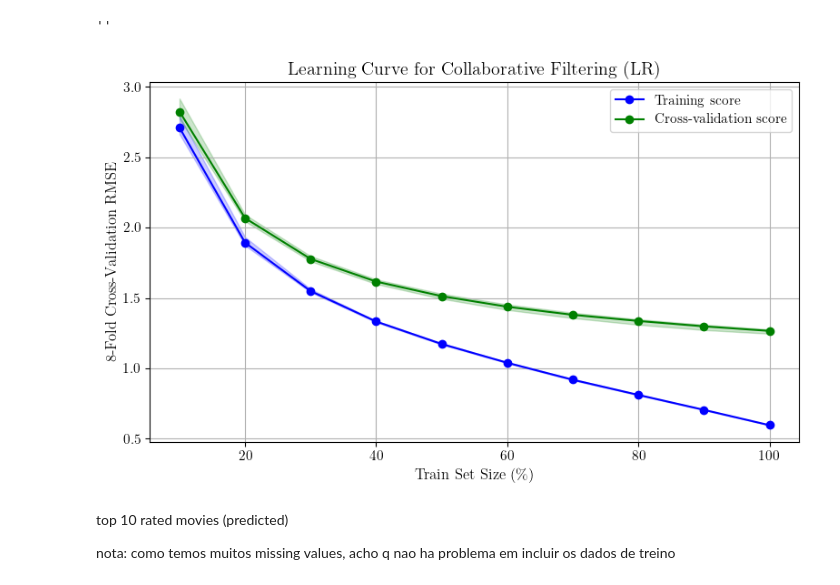
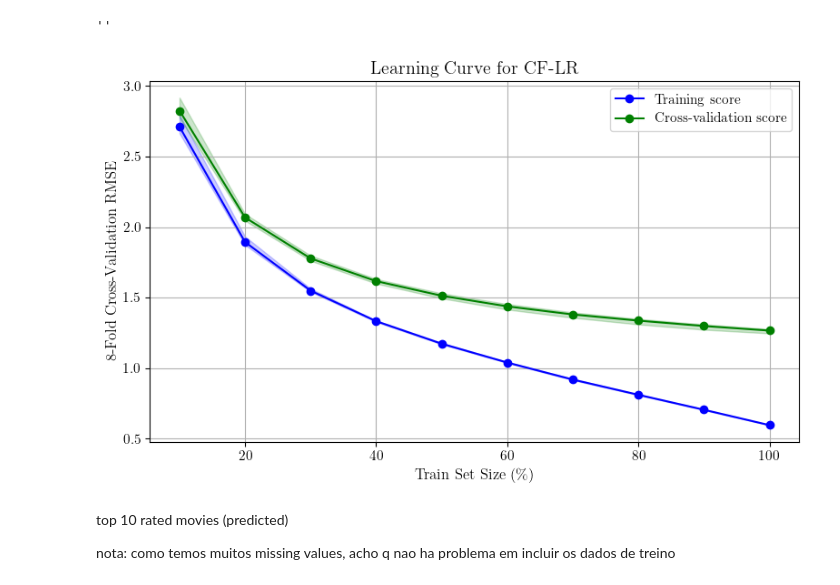
Before and after one commit to jepe06/Project2--Recommender-System, a Jupyter notebook: 03 model01.ipynb, the cells around one changed output. Drawn from its saved outputs; the diff is of its cells as text; code cells hidden in the pictures.

```diff
--- a/03 model01.ipynb
+++ b/03 model01.ipynb
@@ -704,36 +704,36 @@ def plot_learning_curve(dataset):
 
     if dataset == "train":
         plt.plot(np.array(iterations)*100, mean_accuracy, "-o", label="Training score", color="blue")
         plt.fill_between(
             np.array(iterations)*100,
             min_a, #mean_accuracy - std_accuracy,
             max_a, #mean_accuracy + std_accuracy,
             color="blue", alpha=0.2
         )
     else:
         plt.plot(np.array(iterations)*100, mean_accuracy, "-o", label="Cross-validation score", color="green")
         plt.fill_between(
             np.array(iterations)*100,
             min_a, #mean_accuracy - std_accuracy,
             max_a, #mean_accuracy + std_accuracy,
             color="green", alpha=0.2
         )
 
 plt.figure(figsize=(8, 5))
 plot_learning_curve("train")
 plot_learning_curve("test")
 
 # Step 4: Add labels and legend
 plt.xlabel(r"Train Set Size (\%)")
 plt.ylabel("8-Fold Cross-Validation RMSE")
-plt.title("Learning Curve for Collaborative Filtering (LR)")
+plt.title("Learning Curve for CF-LR")
 plt.legend()
 plt.grid()
 plt.tight_layout()
-#plt.savefig("assets/model01_learning_curve.png")
+plt.savefig("assets/model01_learning_curve.png")
 plt.show()
 # %% [output]
-[figure, old version]
+[figure, new version]
 # %% [markdown]
 top 10 rated movies (predicted)
 
```
Also changed, not shown: parts of 5 cells of this notebook, 14 other files.
